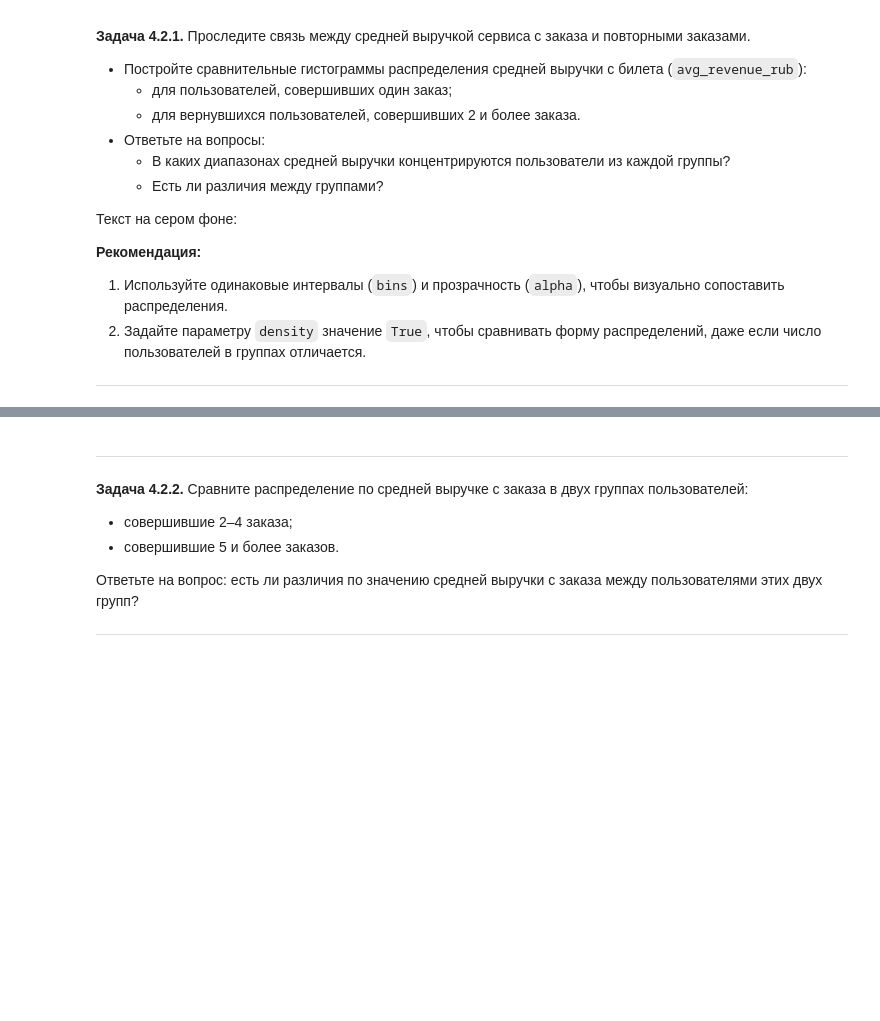
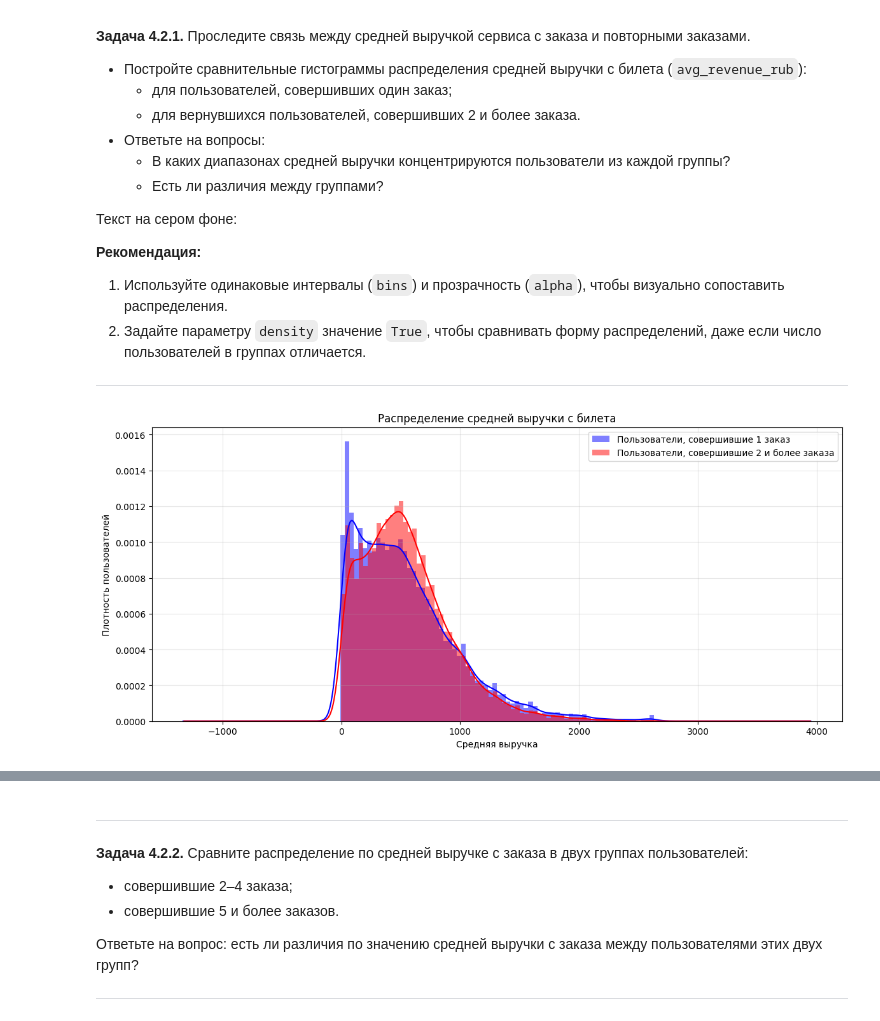
Before and after one commit to KatsayArtemDev/yandex-afisha-user-loyalty, a Jupyter notebook: notebooks/katsay.ipynb, the cells around one changed output, grey strips where cells are left out. Saved outputs shown, nothing was run; the diff lists cells and outputs as text; code cells hidden in the pictures; blank space fills up the shorter version.

```diff
--- a/notebooks/katsay.ipynb
+++ b/notebooks/katsay.ipynb
@@ -433,7 +433,7 @@ profile_df = df.groupby('user_id').agg(
     first_order_service=('service_name', 'first'),
     first_order_event=('event_type_main', 'first'),
     total_orders=('order_id', 'count'),
-    mean_revenue=('revenue', 'mean'),
+    mean_revenue=('revenue_rub', 'mean'),
     mean_tickets=('tickets_count', 'mean'),
     mean_dsp=('days_since_prev', 'mean'),
 )
@@ -829,3 +829,45 @@ show_top_segments_for_loyalty('first_order_service')
 2. Задайте параметру `density` значение `True`, чтобы сравнивать форму распределений, даже если число пользователей в группах отличается.
 
 ---
+# %%
+plt.figure(figsize=(14, 6))
+
+profile_df['mean_revenue'].plot(
+    kind='hist',
+    bins=70,
+    density=True,
+    alpha=0.5,
+    label='Пользователи, совершившие 1 заказ',
+    color='blue'
+)
+
+profile_df[profile_df['is_two']]['mean_revenue'].plot(
+    kind='hist',
+    bins=70,
+    density=True,
+    alpha=0.5,
+    label='Пользователи, совершившие 2 и более заказа',
+    color='red'
+)
+
+profile_df['mean_revenue'].plot(
+    kind='kde',
+    label='_nolegend_',
+    color='blue'
+)
+
+profile_df[profile_df['is_two']]['mean_revenue'].plot(
+    kind='kde',
+    label='_nolegend_',
+    color='red'
+)
+
+plt.grid(True, alpha=0.3)
+plt.legend()
+plt.title('Распределение средней выручки с билета')
+plt.xlabel('Средняя выручка')
+plt.ylabel('Плотность пользователей')
+
+plt.show()
+# %% [output]
+[figure, added]
```
Also changed, not shown: parts of 9 cells of this notebook.
